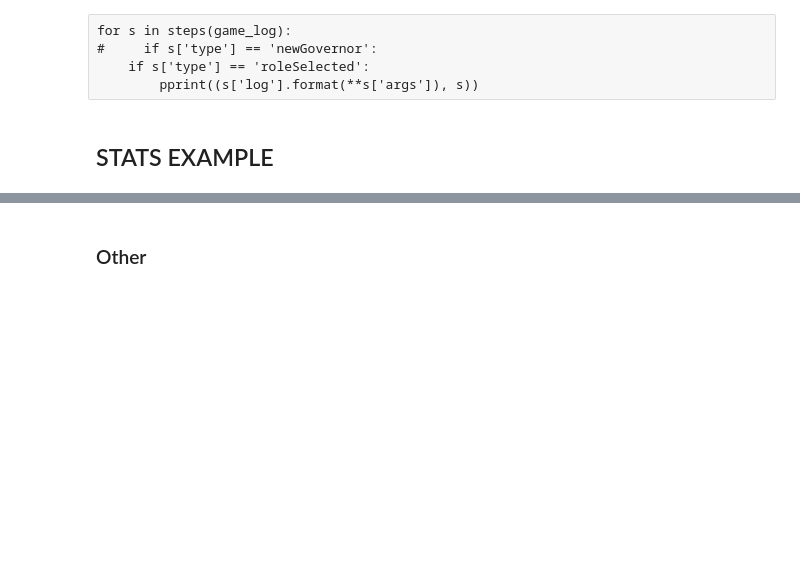
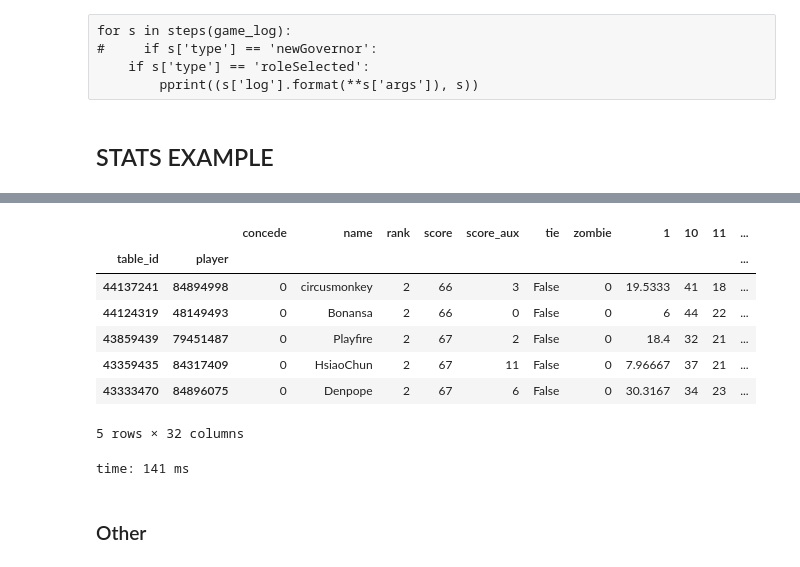
Before and after one commit to xiwix/binder, a Jupyter notebook: bga.puertorico.analyze.ipynb, the cells around one changed output, grey strips where cells are left out. Saved outputs shown, nothing was run; the diff lists cells and outputs as text; code cells hidden in the pictures; blank space fills up the shorter version.

```diff
--- a/bga.puertorico.analyze.ipynb
+++ b/bga.puertorico.analyze.ipynb
@@ -450,3 +483,15 @@ time: 196 ms
+# %%
+df_player.join(df_table).query('rank==2')[df_player['score'].astype('int') > 65].head(30)
+# %% [output]
+|  |  | concede | name | rank | score | score_aux | tie | zombie | 1 | 10 | 11 | ... |
+| table_id | player |  |  |  |  |  |  |  |  |  |  | ... |
+| 44137241 | 84894998 | 0 | circusmonkey | 2 | 66 | 3 | False | 0 | 19.5333 | 41 | 18 | ... |
+| 44124319 | 48149493 | 0 | Bonansa | 2 | 66 | 0 | False | 0 | 6 | 44 | 22 | ... |
+| 43859439 | 79451487 | 0 | Playfire | 2 | 67 | 2 | False | 0 | 18.4 | 32 | 21 | ... |
+| 43359435 | 84317409 | 0 | HsiaoChun | 2 | 67 | 11 | False | 0 | 7.96667 | 37 | 21 | ... |
+| 43333470 | 84896075 | 0 | Denpope | 2 | 67 | 6 | False | 0 | 30.3167 | 34 | 23 | ... |
+5 rows × 32 columns
+time: 141 ms
 # %%
 pprint(stat, width=width)
 # %% [markdown]
```
Also changed, not shown: parts of 7 cells of this notebook.
